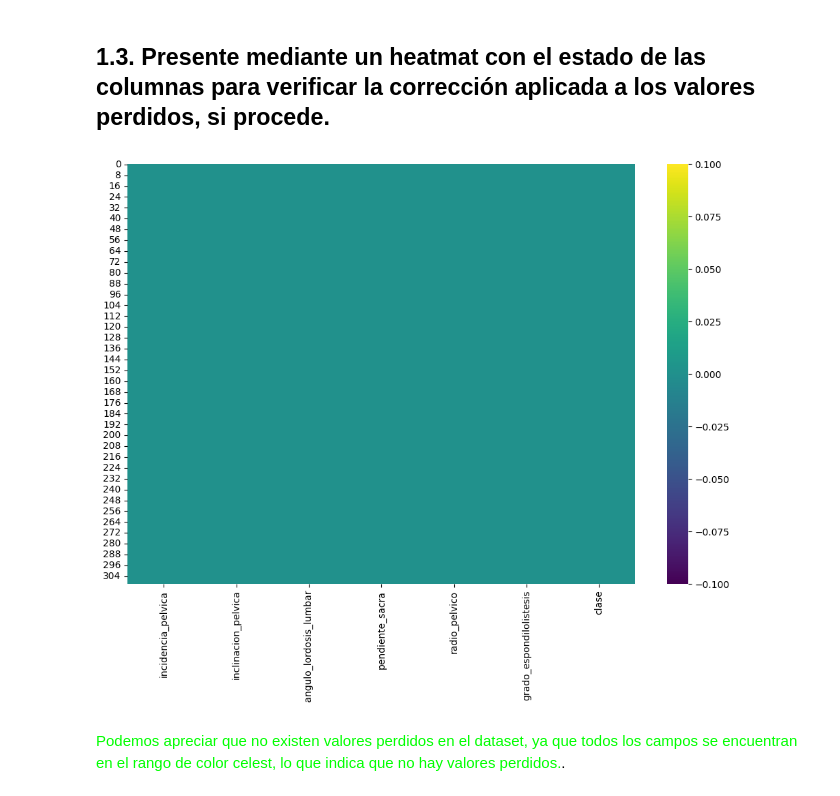
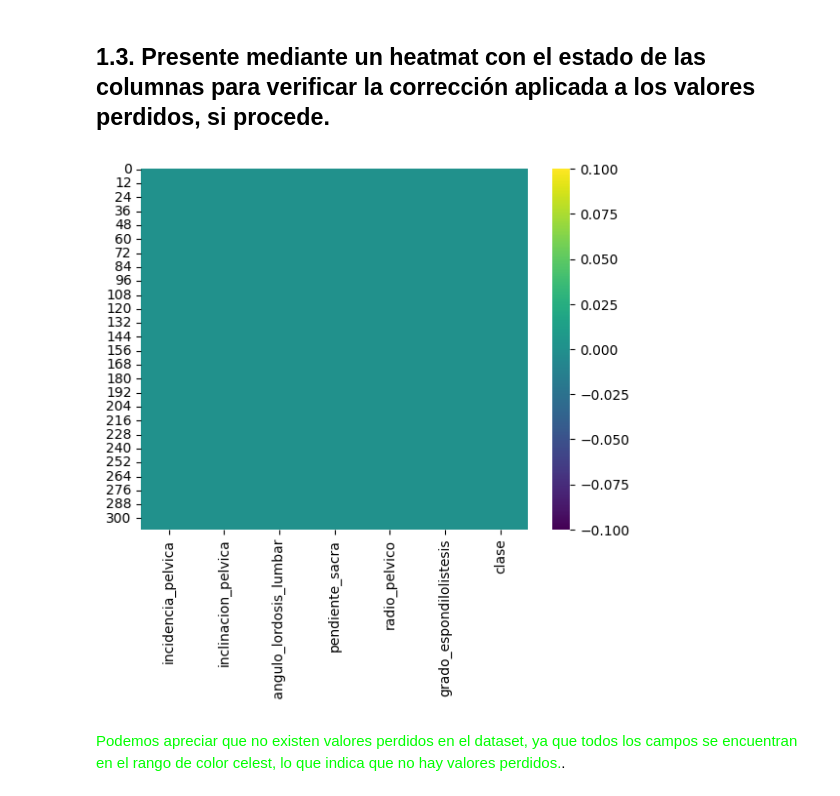
Before and after one commit to notGabo/ET_MachineLearning, a Jupyter notebook: et_ml.ipynb, the cells around one changed output. Cells and saved outputs as stored; diff of their text form; code cells hidden in the pictures.

```diff
--- a/et_ml.ipynb
+++ b/et_ml.ipynb
@@ -90,11 +117,10 @@ dtype: int64
 # %% [markdown]
 ## 1.3.  Presente mediante un heatmat con el estado de las columnas para verificar la corrección aplicada a los valores perdidos, si procede.
 # %%
-plt.figure(figsize=(12,8))
 sns.heatmap(df.isnull(), cmap='viridis')
 plt.show()
 # %% [output]
-[figure, old version]
+[figure, new version]
 # %% [markdown]
 <span style="color:lime">Podemos apreciar que no existen valores perdidos en el dataset, ya que todos los campos se encuentran en el rango de color celest, lo que indica que no hay valores perdidos.</span>.
 # %% [markdown]
```
Also changed, not shown: parts of 11 cells of this notebook, 1 other file.
